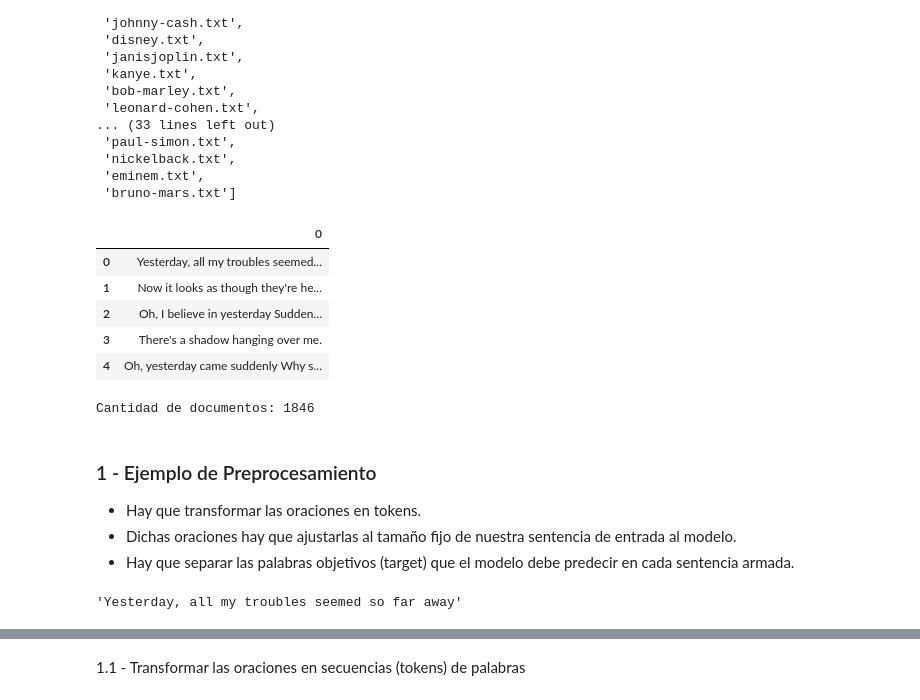
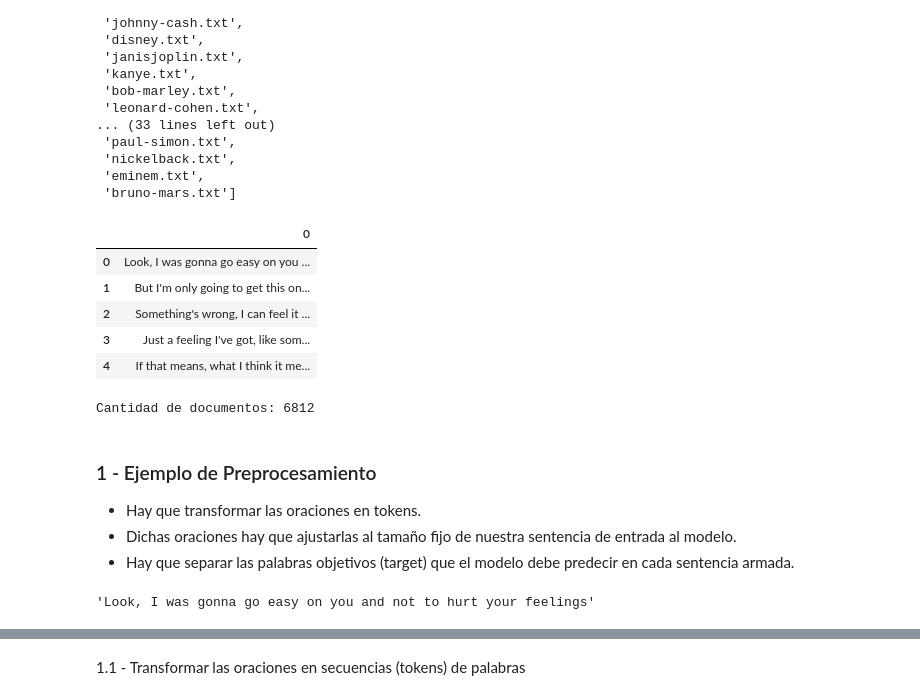
Before and after one commit to kchomontiel/NLP, a Jupyter notebook: Clase 4/4d - predicción_palabra.ipynb, the cells around one changed output, grey strips where cells are left out. Cells and saved outputs as stored; diff of their text form; code cells hidden in the pictures.

```diff
--- a/Clase 4/4d - predicción_palabra.ipynb
+++ b/Clase 4/4d - predicción_palabra.ipynb
@@ -66,19 +61,19 @@ os.listdir("./songs_dataset/")
  'bruno-mars.txt']
 # %%
 # Armar el dataset utilizando salto de línea para separar las oraciones/docs
-df = pd.read_csv('songs_dataset/beatles.txt', sep='/n', header=None)
+df = pd.read_csv('songs_dataset/eminem.txt', sep='/n', header=None)
 df.head()
 # %% [output]
 |  | 0 |
-| 0 | Yesterday, all my troubles seemed... |
-| 1 | Now it looks as though they're he... |
-| 2 | Oh, I believe in yesterday Sudden... |
-| 3 | There's a shadow hanging over me. |
-| 4 | Oh, yesterday came suddenly Why s... |
+| 0 | Look, I was gonna go easy on you ... |
+| 1 | But I'm only going to get this on... |
+| 2 | Something's wrong, I can feel it ... |
+| 3 | Just a feeling I've got, like som... |
+| 4 | If that means, what I think it me... |
 # %%
 print("Cantidad de documentos:", df.shape[0])
 # %% [output]
-Cantidad de documentos: 1846
+Cantidad de documentos: 6812
 # %% [markdown]
 ### 1 - Ejemplo de Preprocesamiento
 - Hay que transformar las oraciones en tokens.
@@ -96,7 +91,7 @@ train_len = 4
 text = df.loc[0,0]
 text
 # %% [output]
-'Yesterday, all my troubles seemed so far away'
+'Look, I was gonna go easy on you and not to hurt your feelings'
 # %%
 tokens = text_to_word_sequence(text) # entran oraciones -> salen vectores de N posiciones (tokens)
 tokens
```
Also changed, not shown: parts of 35 cells of this notebook.
